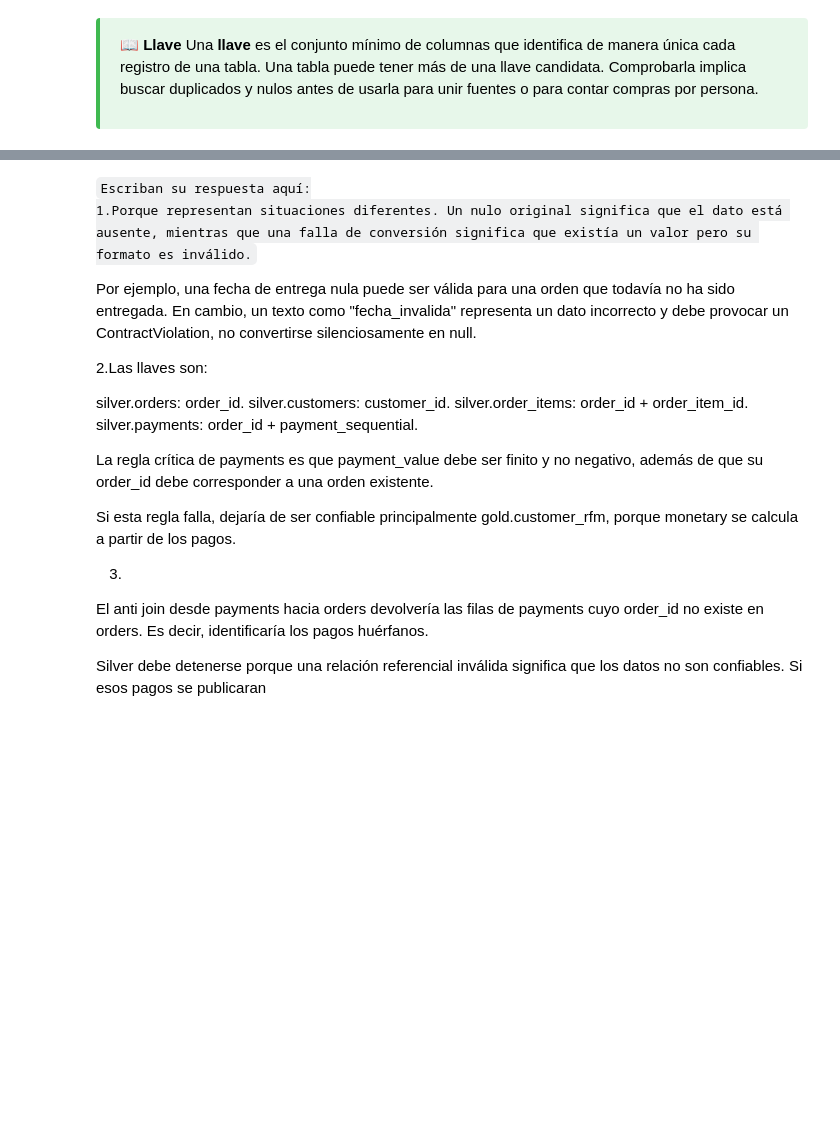
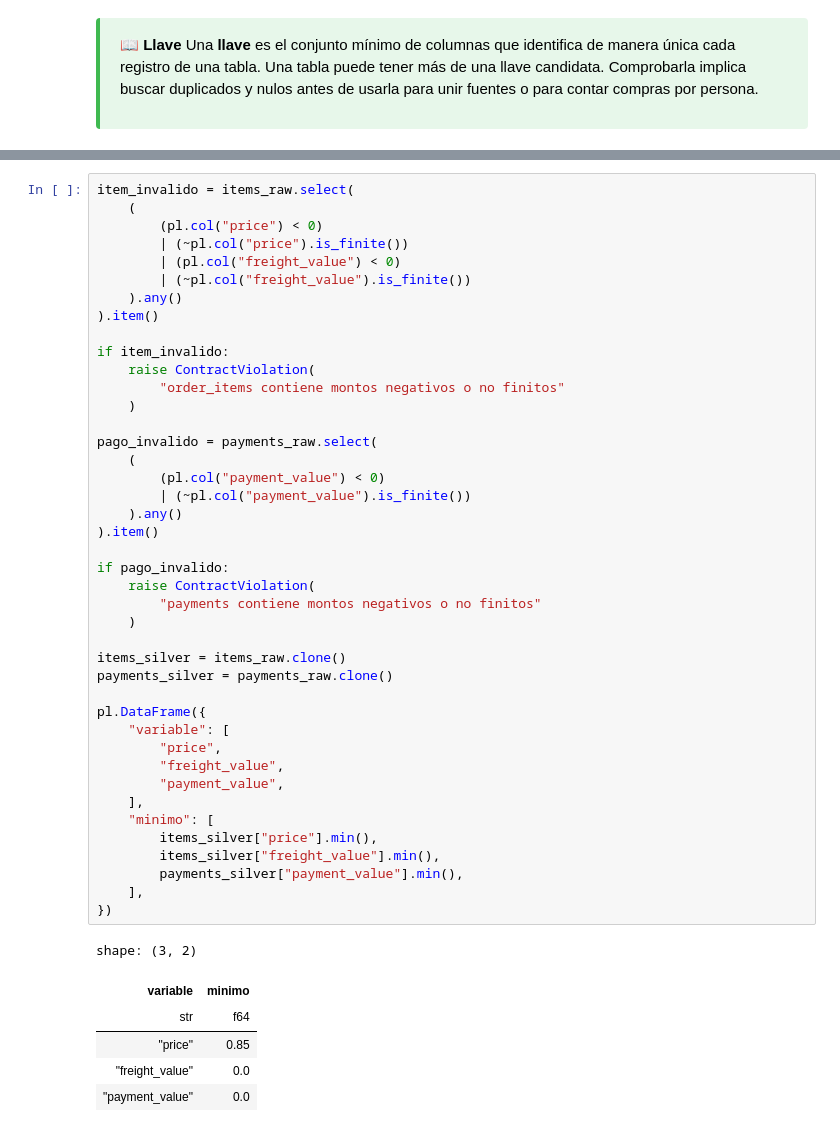
Before and after one commit to lucasgalvez/mds7202-lab1, a Jupyter notebook: labs/lab_6/notebooks/Lab6_Enunciado.ipynb, the cells around one changed output, grey strips where cells are left out. Saved outputs shown, nothing was run; the diff lists cells and outputs as text; blank space fills up the shorter version.

```diff
--- a/labs/lab_6/notebooks/Lab6_Enunciado.ipynb
+++ b/labs/lab_6/notebooks/Lab6_Enunciado.ipynb
@@ -516,22 +865,50 @@ fechas_biblioteca.with_columns(
-# %% [markdown]
-<code>Escriban su respuesta aquí:
-1.Porque representan situaciones diferentes. Un nulo original significa que el dato está ausente, mientras que una falla de conversión significa que existía un valor pero su formato es inválido.
-
-Por ejemplo, una fecha de entrega nula puede ser válida para una orden que todavía no ha sido entregada. En cambio, un texto como "fecha_invalida" representa un dato incorrecto y debe provocar un ContractViolation, no convertirse silenciosamente en null.
-
-2.Las llaves son:
-
-silver.orders: order_id.
-silver.customers: customer_id.
-silver.order_items: order_id + order_item_id.
-silver.payments: order_id + payment_sequential.
-
-La regla crítica de payments es que payment_value debe ser finito y no negativo, además de que su order_id debe corresponder a una orden existente.
-
-Si esta regla falla, dejaría de ser confiable principalmente gold.customer_rfm, porque monetary se calcula a partir de los pagos.
-
-3.
-El anti join desde payments hacia orders devolvería las filas de payments cuyo order_id no existe en orders. Es decir, identificaría los pagos huérfanos.
-
-Silver debe detenerse porque una relación referencial inválida significa que los datos no son confiables. Si esos pagos se publicaran</code>
+# %%
+item_invalido = items_raw.select(
+    (
+        (pl.col("price") < 0)
+        | (~pl.col("price").is_finite())
+        | (pl.col("freight_value") < 0)
+        | (~pl.col("freight_value").is_finite())
+    ).any()
+).item()
+
+if item_invalido:
+    raise ContractViolation(
+        "order_items contiene montos negativos o no finitos"
+    )
+
+pago_invalido = payments_raw.select(
+    (
+        (pl.col("payment_value") < 0)
+        | (~pl.col("payment_value").is_finite())
+    ).any()
+).item()
+
+if pago_invalido:
+    raise ContractViolation(
+        "payments contiene montos negativos o no finitos"
+    )
+
+items_silver = items_raw.clone()
+payments_silver = payments_raw.clone()
+
+pl.DataFrame({
+    "variable": [
+        "price",
+        "freight_value",
+        "payment_value",
+    ],
+    "minimo": [
+        items_silver["price"].min(),
+        items_silver["freight_value"].min(),
+        payments_silver["payment_value"].min(),
+    ],
+})
+# %% [output]
+shape: (3, 2)
+| variable | minimo |
+| str | f64 |
+| "price" | 0.85 |
+| "freight_value" | 0.0 |
+| "payment_value" | 0.0 |
 # %% [markdown]
```
Also changed, not shown: parts of 101 cells of this notebook, 12 other files.
